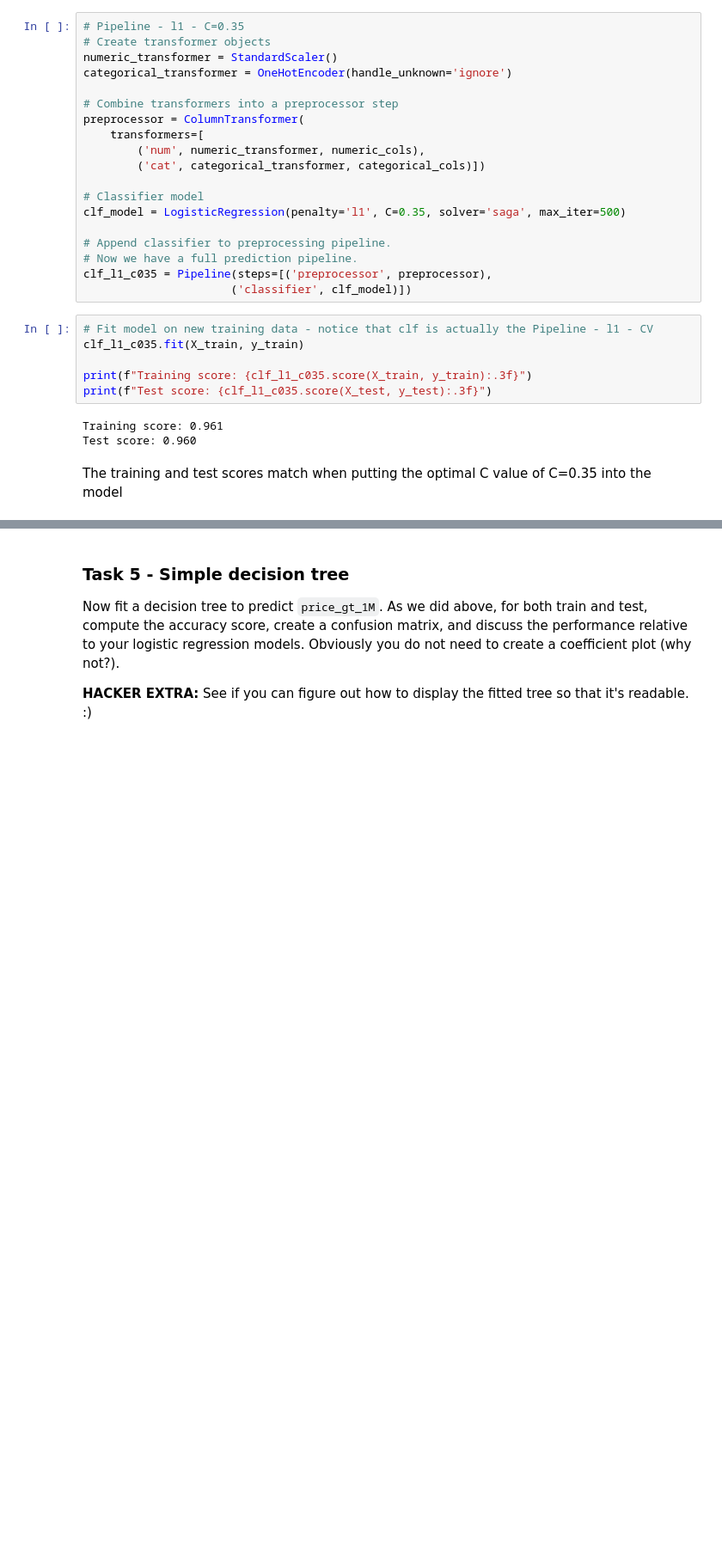
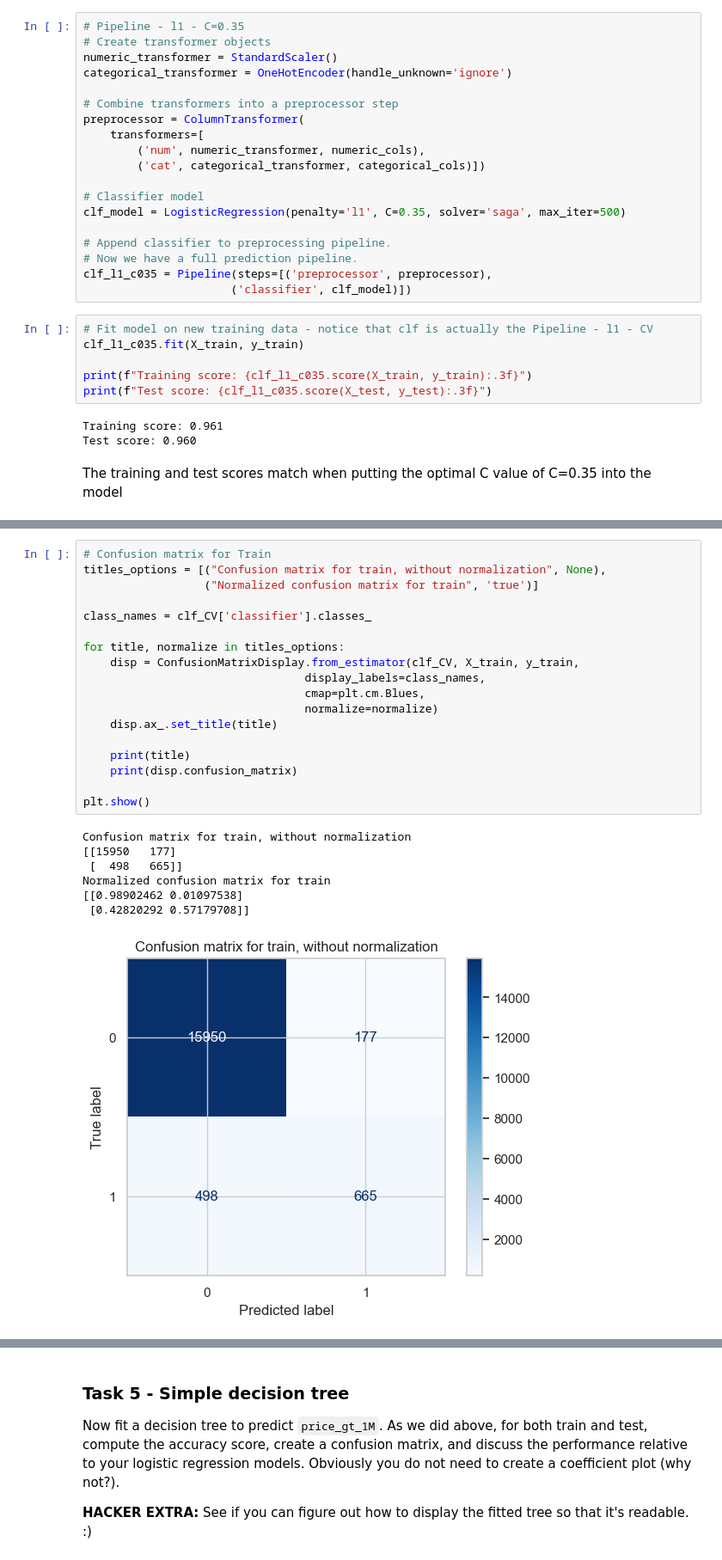
Before and after one commit to Rhedhead0621/hw1_hojdila, a Jupyter notebook: hw1_hojdila.ipynb, the cells around one changed output, grey strips where cells are left out. Shown at 86% size. Cells and saved outputs as stored; diff of their text form; blank space fills up the shorter version.

```diff
--- a/hw1_hojdila.ipynb
+++ b/hw1_hojdila.ipynb
@@ -790,0 +799,26 @@ The training and test scores match when putting the optimal C value of C=0.35 in
+# %%
+# Confusion matrix for Train
+titles_options = [("Confusion matrix for train, without normalization", None),
+                  ("Normalized confusion matrix for train", 'true')]
+
+class_names = clf_CV['classifier'].classes_
+
+for title, normalize in titles_options:
+    disp = ConfusionMatrixDisplay.from_estimator(clf_CV, X_train, y_train,
+                                 display_labels=class_names,
+                                 cmap=plt.cm.Blues,
+                                 normalize=normalize)
+    disp.ax_.set_title(title)
+
+    print(title)
+    print(disp.confusion_matrix)
+
+plt.show()
+# %% [output]
+Confusion matrix for train, without normalization
+[[15950   177]
+ [  498   665]]
+Normalized confusion matrix for train
+[[0.98902462 0.01097538]
+ [0.42820292 0.57179708]]
+[figure, added]
```
Also changed, not shown: parts of 28 cells of this notebook, 2 other files.
